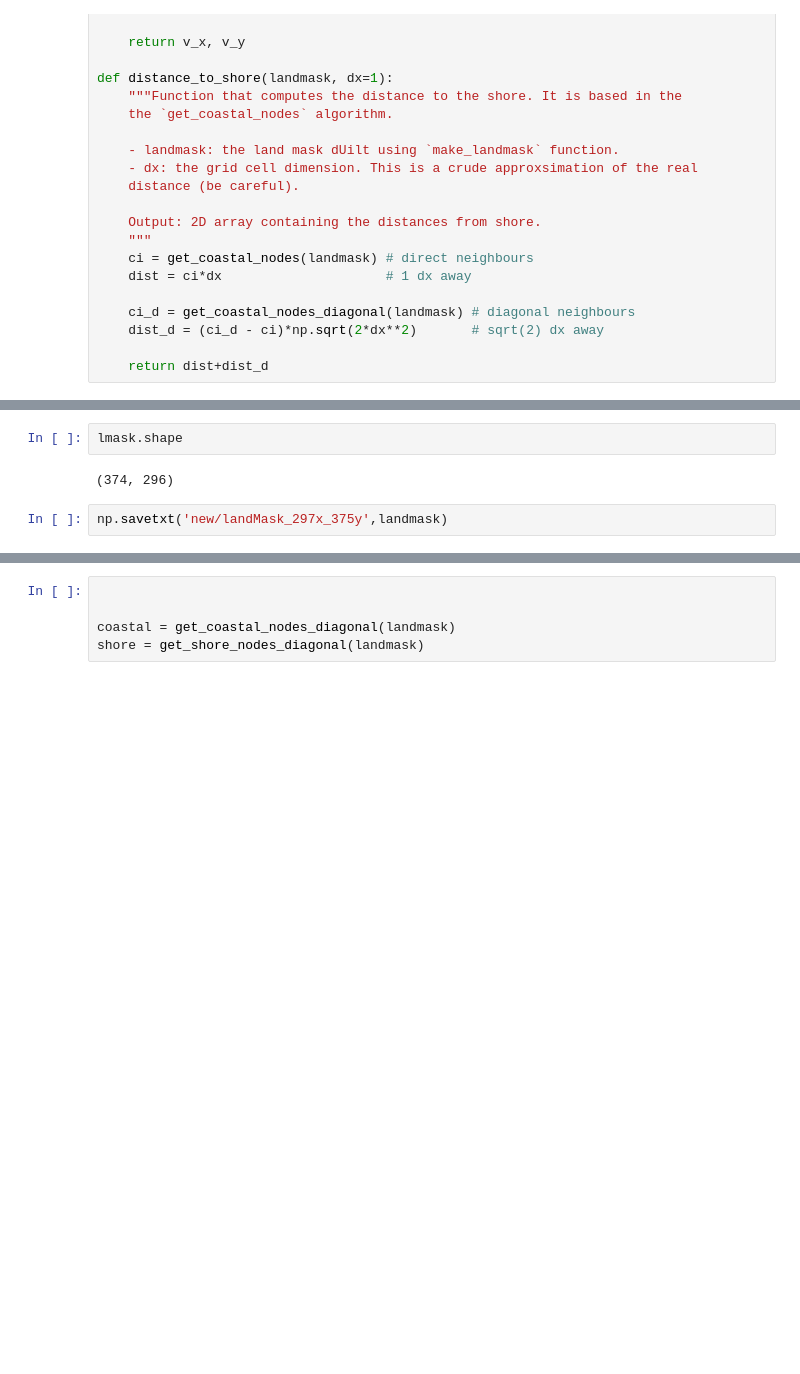
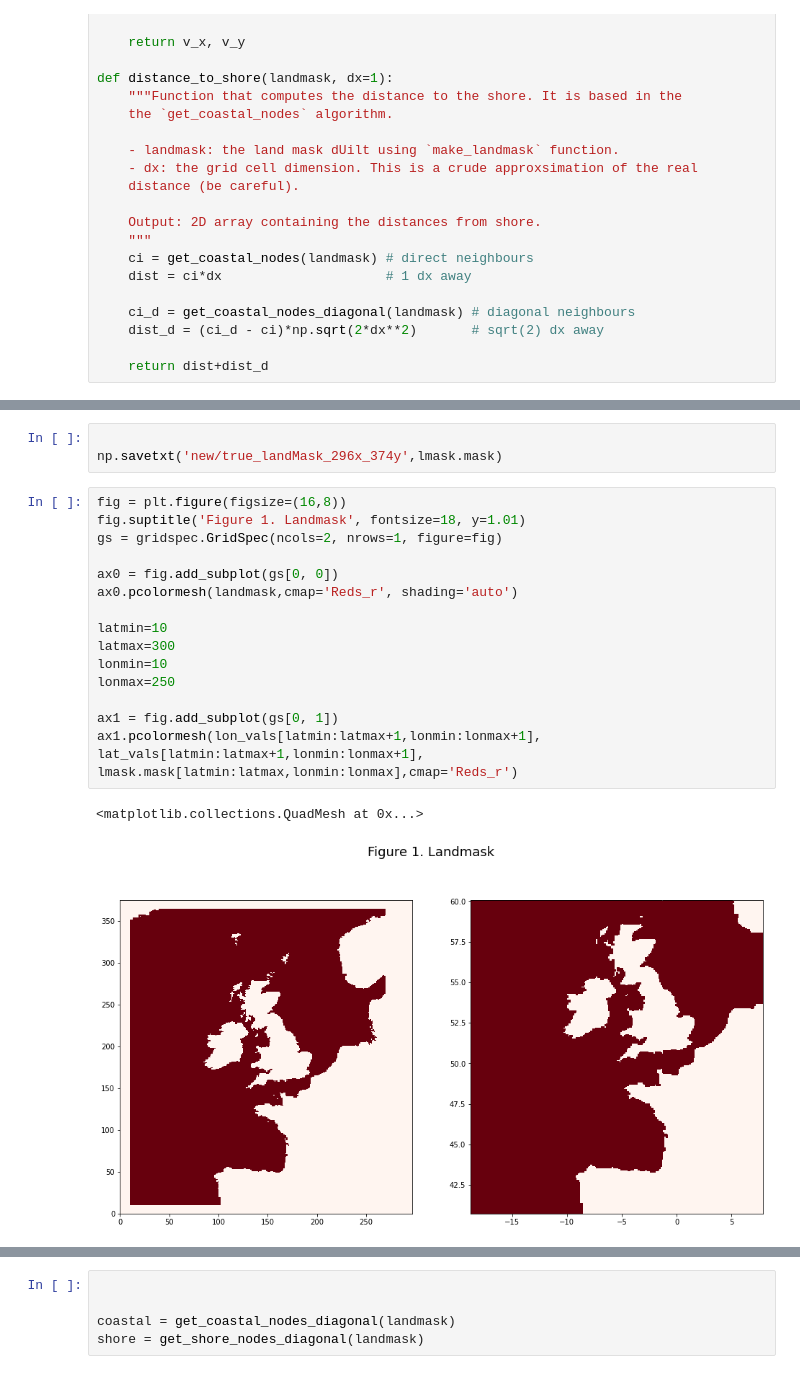
Before and after one commit to OceanParcels/KempsRidley_turtle_strandings, a Jupyter notebook: src/processing/Mask_files_from_Tutorial.ipynb, the cells around one changed output, grey strips where cells are left out. Drawn from its saved outputs; the diff is of its cells as text; blank space fills up the shorter version.

Commit message:
updated mask files and location file

```diff
--- a/src/processing/Mask_files_from_Tutorial.ipynb
+++ b/src/processing/Mask_files_from_Tutorial.ipynb
@@ -222,9 +220,24 @@ fl = interpolate.interp2d(model['longitude'],model['latitude'],landmask)
 l_centers = fl(lon_centers[0,:],lat_centers[:,0])
 
 lmask = np.ma.masked_values(l_centers,1) # land when interpolated value == 1
+# %%
+
+np.savetxt('new/true_landMask_296x_374y',lmask.mask)
 # %%
-lmask.shape
+fig = plt.figure(figsize=(16,8))
+fig.suptitle('Figure 1. Landmask', fontsize=18, y=1.01)
+gs = gridspec.GridSpec(ncols=2, nrows=1, figure=fig)
+
+ax0 = fig.add_subplot(gs[0, 0])
+ax0.pcolormesh(landmask,cmap='Reds_r', shading='auto')
+
+latmin=10
+latmax=300
+lonmin=10
+lonmax=250
+
+ax1 = fig.add_subplot(gs[0, 1])
+ax1.pcolormesh(lon_vals[latmin:latmax+1,lonmin:lonmax+1], lat_vals[latmin:latmax+1,lonmin:lonmax+1], lmask.mask[latmin:latmax,lonmin:lonmax],cmap='Reds_r')
 # %% [output]
-(374, 296)
+<matplotlib.collections.QuadMesh at 0x...>
+[figure, added]
-# %%
-np.savetxt('new/landMask_297x_375y',landmask)
```
Also changed, not shown: parts of 5 cells of this notebook, 6 other files.
